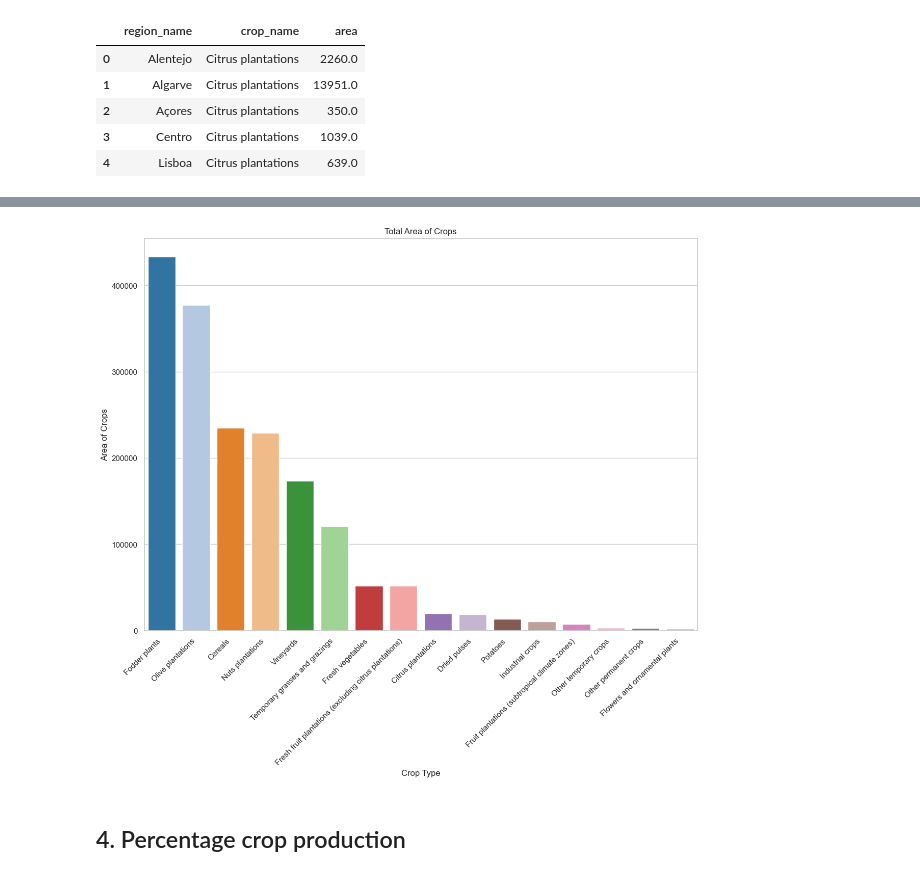
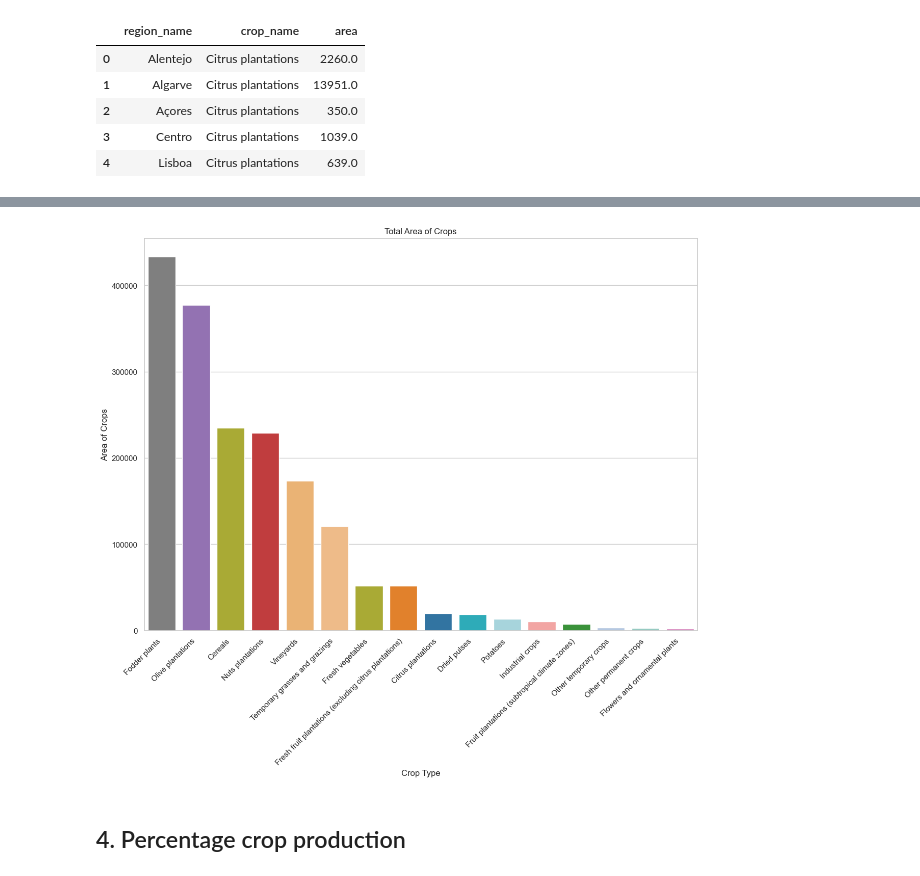
Before and after one commit to domwelsh/avcad_final, a Jupyter notebook: Codes/crop_exploration_NUTS2.ipynb, the cells around one changed output, grey strips where cells are left out. Drawn from its saved outputs; the diff is of its cells as text; code cells hidden in the pictures.

```diff
--- a/Codes/crop_exploration_NUTS2.ipynb
+++ b/Codes/crop_exploration_NUTS2.ipynb
@@ -225,26 +237,26 @@ unpivot_only_crops.head()
 # %%
 # Total area of crops
 crops_total_area = unpivot_only_crops.groupby(['crop_name'])['area'].sum().reset_index()
 ordered_total_crops = crops_total_area.sort_values(by='area', ascending=False)
 
 
 # Set style
 sns.set(style="whitegrid")
 
 # Create a bar plot for each region
 plt.figure(figsize=(14, 10))
-bar_plot = sns.barplot(x='crop_name', y='area', hue='crop_name', data=ordered_total_crops, palette="tab20")
+bar_plot = sns.barplot(x='crop_name', y='area', hue='crop_name', data=ordered_total_crops, palette=production_colors)
 
 # Labels and title
 plt.xticks(rotation=45, ha="right")
 plt.xlabel('Crop Type')
 plt.ylabel('Area of Crops')
 plt.title('Total Area of Crops')
 
 # Show plot
 plt.show()
 # %% [output]
-[figure, old version]
+[figure, new version]
 # %% [markdown]
 ## 4. Percentage crop production
 # %%
```
Also changed, not shown: parts of 11 cells of this notebook, 2 other files.
